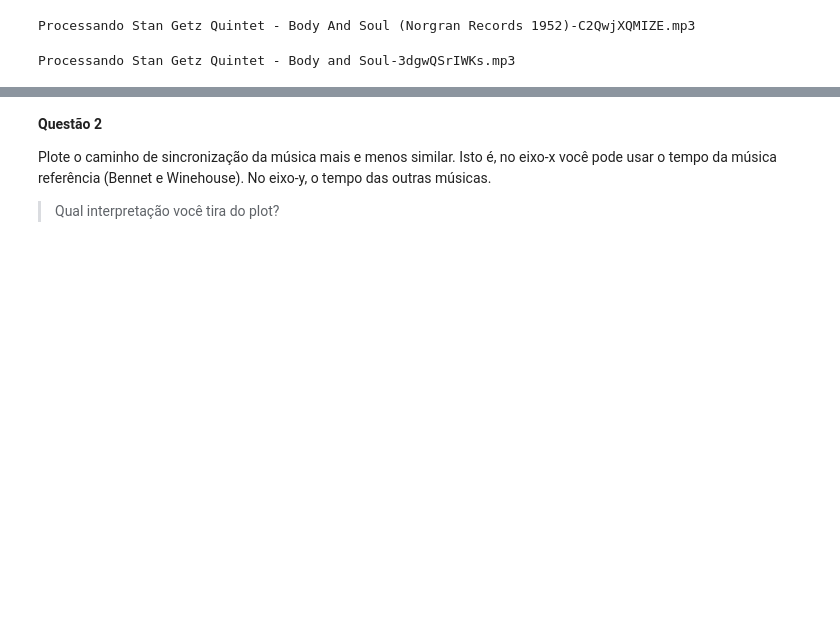
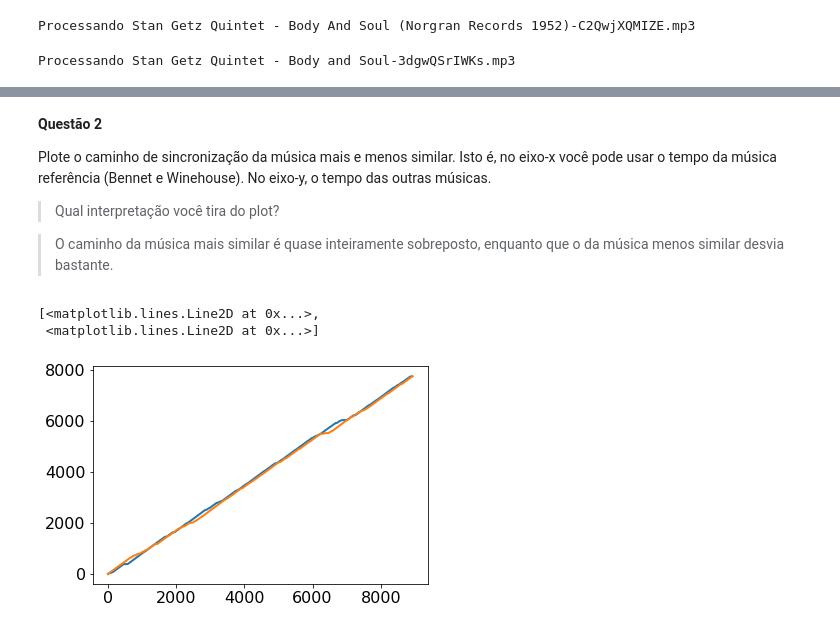
Before and after one commit to abnermneves/mir, a Jupyter notebook: Lab04/lab04.ipynb, the cells around one changed output, grey strips where cells are left out. Saved outputs shown, nothing was run; the diff lists cells and outputs as text; code cells hidden in the pictures; blank space fills up the shorter version.

```diff
--- a/Lab04/lab04.ipynb
+++ b/Lab04/lab04.ipynb
@@ -400,3 +376,7 @@ path
+# %%
+wave_amy, sr = librosa.load('mp3s/Tony Bennett, Amy Winehouse - Body and Soul (from Duets II - The Great Performances)-_OFMkCeP6ok.mp3',
+                        duration=180)
+chroma_amy = librosa.feature.chroma_cens(wave_amy, sr=sr)
 # %%
 import os
 files = os.listdir('mp3s')
@@ -475,3 +472,11 @@ Ordene as músicas por similaridade com a versão mais recent (Bennet e Winehous
 Plote o caminho de sincronização da música mais e menos similar. Isto é, no eixo-x você pode usar o tempo da música referência (Bennet e Winehouse). No eixo-y, o tempo das outras músicas.
 
 > Qual interpretação você tira do plot?
+
+> O caminho da música mais similar é quase inteiramente sobreposto, enquanto que o da música menos similar desvia bastante.
+# %%
+plt.plot(path_mais)
+# %% [output]
+[<matplotlib.lines.Line2D at 0x...>,
+ <matplotlib.lines.Line2D at 0x...>]
+[figure, added]
```
Also changed, not shown: parts of 11 cells of this notebook.
